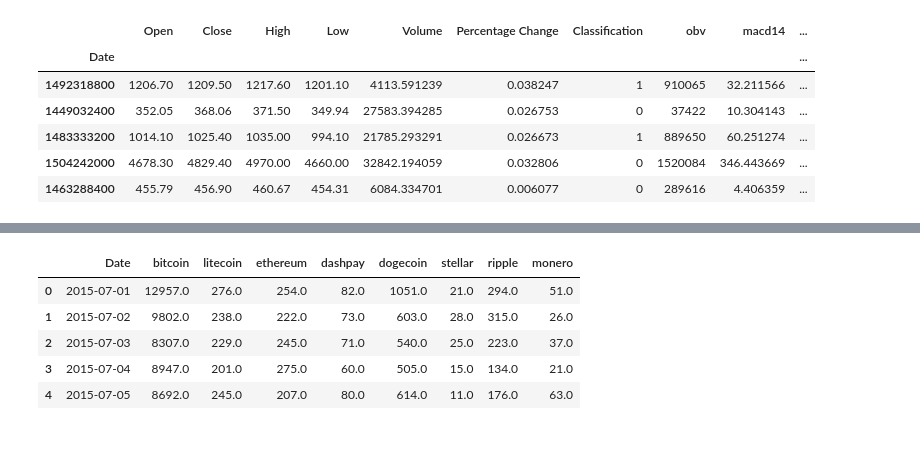
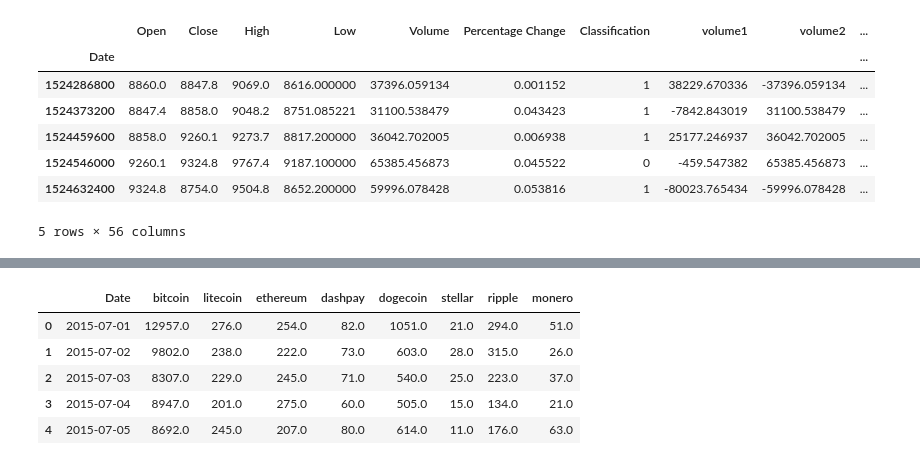
Before and after one commit to warproxxx/CryptoTrader, a Jupyter notebook: CryptoTrader/Demonstration.ipynb, the cells around one changed output, grey strips where cells are left out. Cells and saved outputs as stored; diff of their text form; code cells hidden in the pictures.

```diff
--- a/CryptoTrader/Demonstration.ipynb
+++ b/CryptoTrader/Demonstration.ipynb
@@ -7,5 +10,5 @@ from data_utils import BasicFunctions, PriceFunctions, addData
 # %%
-dr = getAllData(how='intersect', cacheOnly=True)
+dr = getAllData(how='intersect', cacheOnly=False)
 # %%
 coinDf = dr.data()
 # %% [output]
@@ -68,5 +45,5 @@ add_all_ta_features(coinDf_24['LTC'], "Open", "High", "Low", "Close", "Volume")
 # %%
 ad = addData(coinDf_24)
-coinDf_24 = ad.data_adderadder('ta')
+coinDf_24 = ad.data_adder('ta')
 # %% [output]
 Adding ta data for BTC
@@ -101,11 +77,12 @@ coinDf_24['LTC'].sample(5)
 # %%
-coinDf_24['BTC'].sample(5)
+coinDf_24['BTC'].tail()
 # %% [output]
-|  | Open | Close | High | Low | Volume | Percentage Change | Classification | obv | macd14 | ... |
+|  | Open | Close | High | Low | Volume | Percentage Change | Classification | volume1 | volume2 | ... |
 | Date |  |  |  |  |  |  |  |  |  | ... |
-| 1492318800 | 1206.70 | 1209.50 | 1217.60 | 1201.10 | 4113.591239 | 0.038247 | 1 | 910065 | 32.211566 | ... |
-| 1449032400 | 352.05 | 368.06 | 371.50 | 349.94 | 27583.394285 | 0.026753 | 0 | 37422 | 10.304143 | ... |
-| 1483333200 | 1014.10 | 1025.40 | 1035.00 | 994.10 | 21785.293291 | 0.026673 | 1 | 889650 | 60.251274 | ... |
-| 1504242000 | 4678.30 | 4829.40 | 4970.00 | 4660.00 | 32842.194059 | 0.032806 | 0 | 1520084 | 346.443669 | ... |
-| 1463288400 | 455.79 | 456.90 | 460.67 | 454.31 | 6084.334701 | 0.006077 | 0 | 289616 | 4.406359 | ... |
+| 1524286800 | 8860.0 | 8847.8 | 9069.0 | 8616.000000 | 37396.059134 | 0.001152 | 1 | 38229.670336 | -37396.059134 | ... |
+| 1524373200 | 8847.4 | 8858.0 | 9048.2 | 8751.085221 | 31100.538479 | 0.043423 | 1 | -7842.843019 | 31100.538479 | ... |
+| 1524459600 | 8858.0 | 9260.1 | 9273.7 | 8817.200000 | 36042.702005 | 0.006938 | 1 | 25177.246937 | 36042.702005 | ... |
+| 1524546000 | 9260.1 | 9324.8 | 9767.4 | 9187.100000 | 65385.456873 | 0.045522 | 0 | -459.547382 | 65385.456873 | ... |
+| 1524632400 | 9324.8 | 8754.0 | 9504.8 | 8652.200000 | 59996.078428 | 0.053816 | 1 | -80023.765434 | -59996.078428 | ... |
+5 rows × 56 columns
 # %%
```
Also changed, not shown: parts of 10 cells of this notebook, 3 other files.
